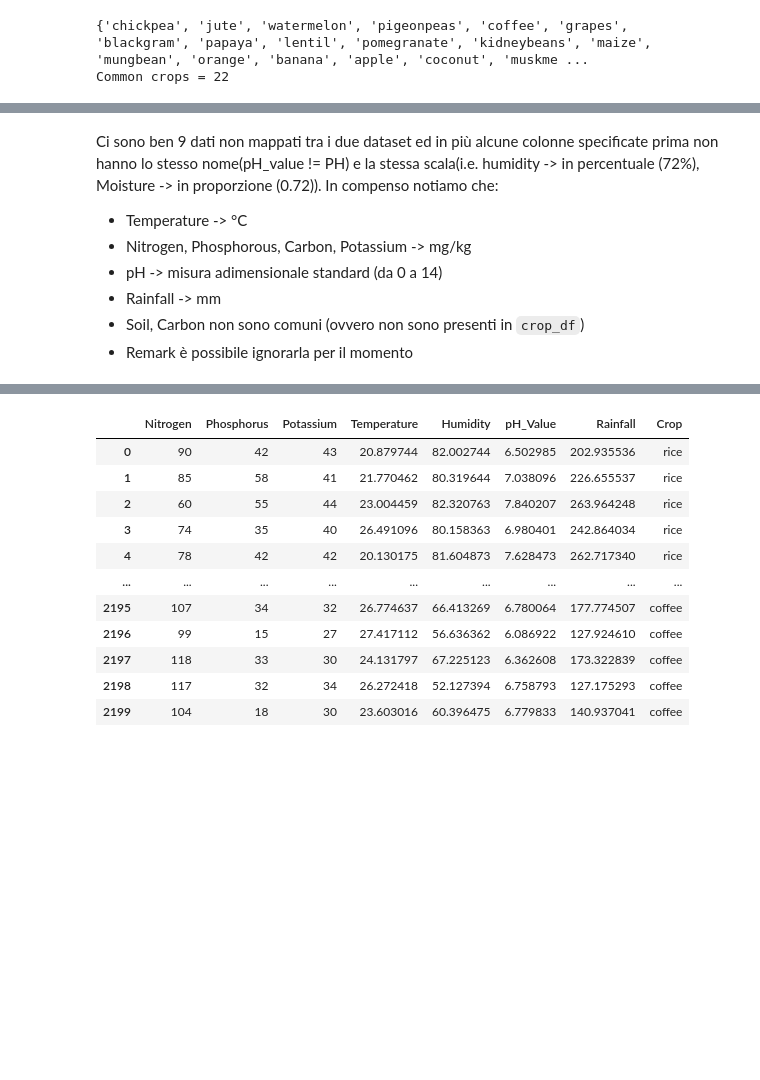
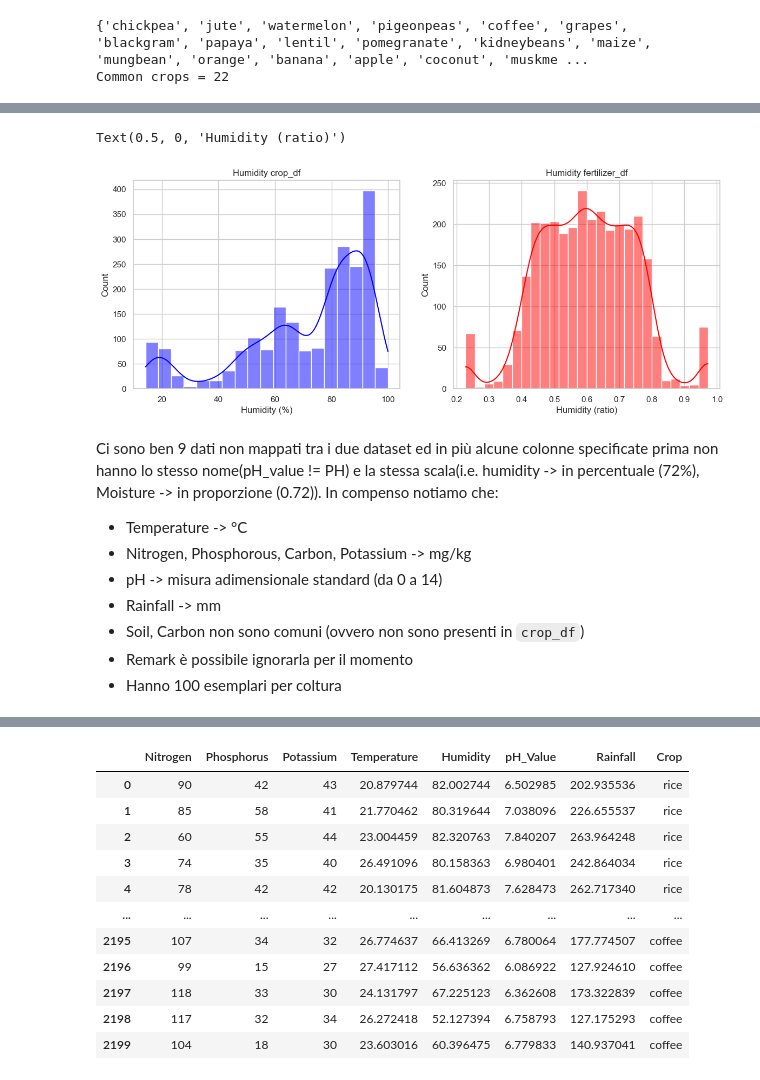
Before and after one commit to Jujez04/data-intensive-project, a Jupyter notebook: main.ipynb, the cells around one changed output, grey strips where cells are left out. Saved outputs shown, nothing was run; the diff lists cells and outputs as text; code cells hidden in the pictures; blank space fills up the shorter version.

```diff
--- a/main.ipynb
+++ b/main.ipynb
@@ -203,3 +223,16 @@ Common crops = 22
+# %%
+fig, axes = plt.subplots(1, 2, figsize=(14, 5))
+
+sns.histplot(crop_df["Humidity"], kde=True, color='blue', ax=axes[0])
+axes[0].set_title('Humidity crop_df', fontsize=12)
+axes[0].set_xlabel('Humidity (%)')
+
+sns.histplot(fertilizer_df["Moisture"], kde=True, color='red', ax=axes[1])
+axes[1].set_title('Humidity fertilizer_df', fontsize=12)
+axes[1].set_xlabel('Humidity (ratio)')
+# %% [output]
+Text(0.5, 0, 'Humidity (ratio)')
+[figure, added]
 # %% [markdown]
 Ci sono ben 9 dati non mappati tra i due dataset ed in più alcune colonne specificate prima non hanno lo stesso nome(pH_value != PH) e la stessa scala(i.e. humidity -> in percentuale (72%), Moisture -> in proporzione (0.72)). In compenso notiamo che:
 - Temperature -> °C
@@ -208,6 +241,7 @@ Ci sono ben 9 dati non mappati tra i due dataset ed in più alcune colonne speci
 - Rainfall -> mm
 - Soil, Carbon non sono comuni (ovvero non sono presenti in `crop_df`)
 - Remark è possibile ignorarla per il momento
+- Hanno 100 esemplari per coltura
 # %%
 map_names = {
     "Moisture": "Humidity",
```
Also changed, not shown: parts of 5 cells of this notebook.
